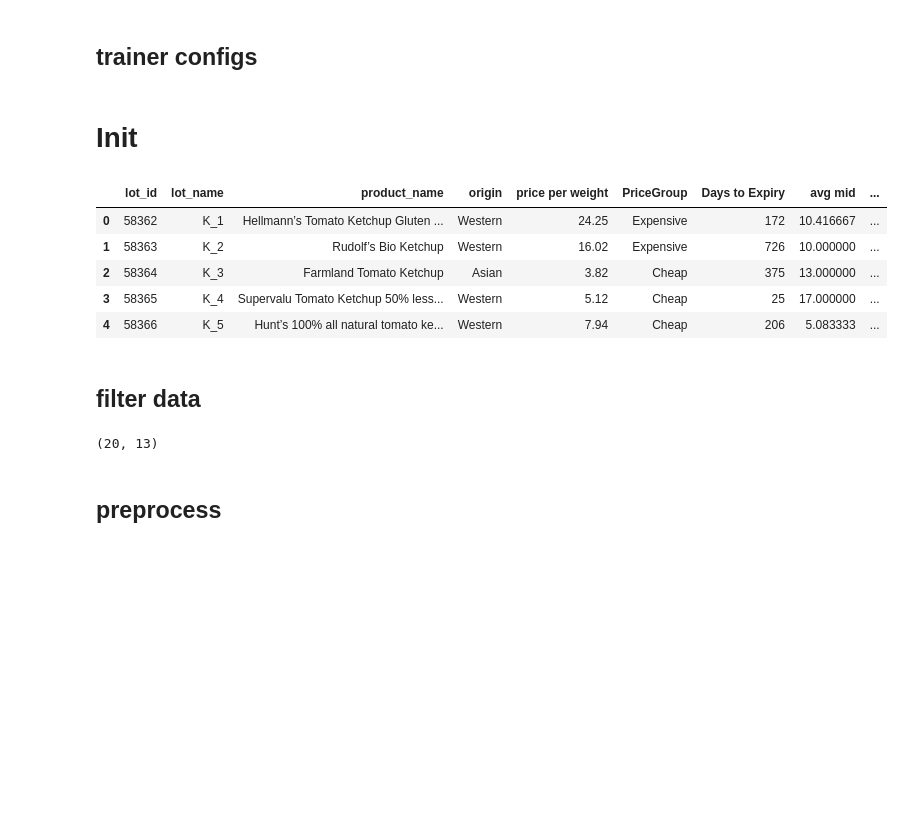
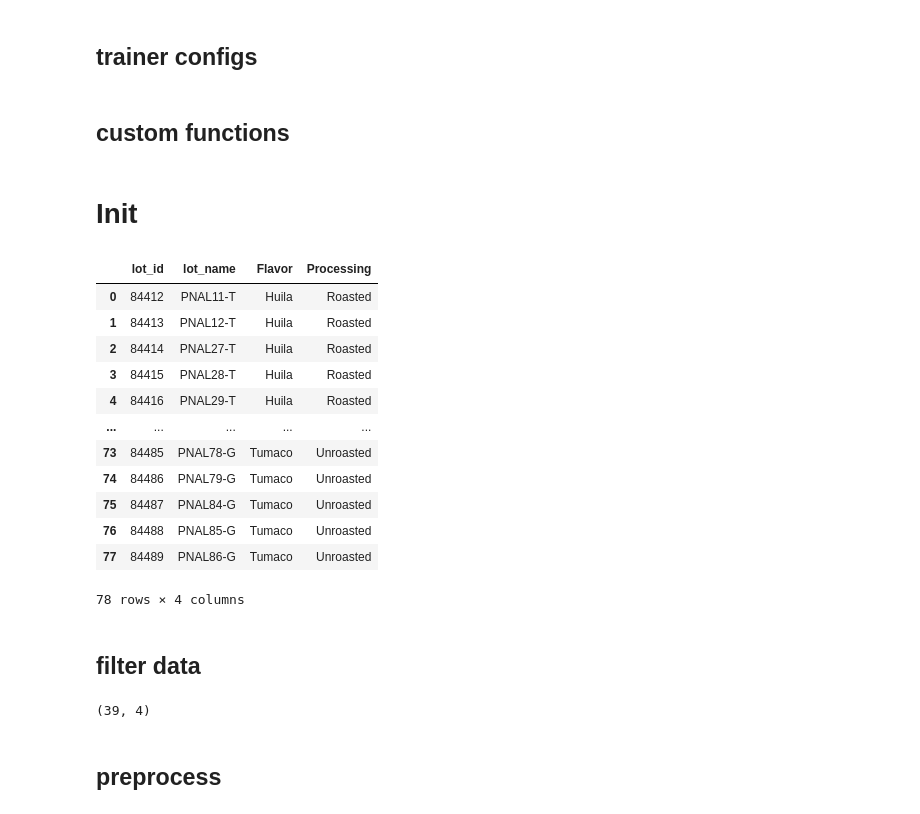
Before and after one commit to ryan-soh-pprint/DS_template, a Jupyter notebook: notebooks/04_classify_v5.ipynb, the cells around one changed output. Drawn from its saved outputs; the diff is of its cells as text; code cells hidden in the pictures; blank space fills up the shorter version.

```diff
--- a/notebooks/04_classify_v5.ipynb
+++ b/notebooks/04_classify_v5.ipynb
@@ -291,6 +290,8 @@ def generate_classify_metrics(trainer, name:str='None'):
         name = name
     )
     return model_summary
+# %% [markdown]
+## custom functions
 # %%
 # adapted function to generate classify preds
 def generate_classify_preds(estimator, X, encoded_y, encoder):
@@ -331,21 +360,33 @@ labels_df = pd.read_csv(labels_file)
 N_SPLITS = 3
 DEFAULT_CV = StratifiedGroupKFold(n_splits=N_SPLITS)
 # %%
-labels_df.head()
+labels_df
 # %% [output]
-|  | lot_id | lot_name | product_name | origin | price per weight | PriceGroup | Days to Expiry | avg mid | ... |
-| 0 | 58362 | K_1 | Hellmann’s Tomato Ketchup Gluten ... | Western | 24.25 | Expensive | 172 | 10.416667 | ... |
-| 1 | 58363 | K_2 | Rudolf’s Bio Ketchup | Western | 16.02 | Expensive | 726 | 10.000000 | ... |
-| 2 | 58364 | K_3 | Farmland Tomato Ketchup | Asian | 3.82 | Cheap | 375 | 13.000000 | ... |
-| 3 | 58365 | K_4 | Supervalu Tomato Ketchup 50% less... | Western | 5.12 | Cheap | 25 | 17.000000 | ... |
-| 4 | 58366 | K_5 | Hunt’s 100% all natural tomato ke... | Western | 7.94 | Cheap | 206 | 5.083333 | ... |
+|  | lot_id | lot_name | Flavor | Processing |
+| 0 | 84412 | PNAL11-T | Huila | Roasted |
+| 1 | 84413 | PNAL12-T | Huila | Roasted |
+| 2 | 84414 | PNAL27-T | Huila | Roasted |
+| 3 | 84415 | PNAL28-T | Huila | Roasted |
+| 4 | 84416 | PNAL29-T | Huila | Roasted |
+| ... | ... | ... | ... | ... |
+| 73 | 84485 | PNAL78-G | Tumaco | Unroasted |
+| 74 | 84486 | PNAL79-G | Tumaco | Unroasted |
+| 75 | 84487 | PNAL84-G | Tumaco | Unroasted |
+| 76 | 84488 | PNAL85-G | Tumaco | Unroasted |
+| 77 | 84489 | PNAL86-G | Tumaco | Unroasted |
+78 rows × 4 columns
 # %% [markdown]
 ## filter data
 # %%
-# labels_df = labels_df[labels_df['salt (mg)']<3000]
+filter = [
+    # 'Unroasted',
+    'Roasted'
+    ]
+choice = filter[0]
+labels_df = labels_df[labels_df['Processing']==choice]
 labels_df.shape
 # %% [output]
-(20, 13)
+(39, 4)
 # %% [markdown]
 ## preprocess
 # %%
```
Also changed, not shown: parts of 26 cells of this notebook, 1 other file.
